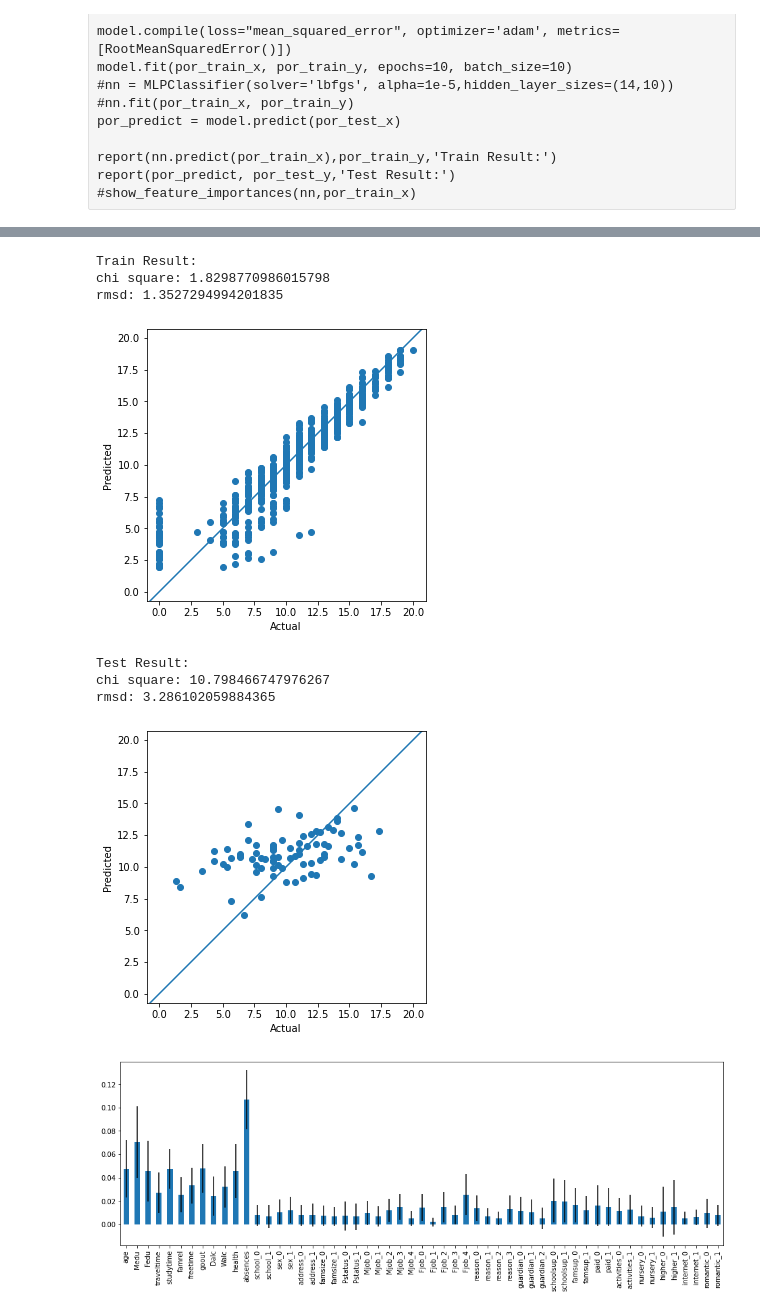
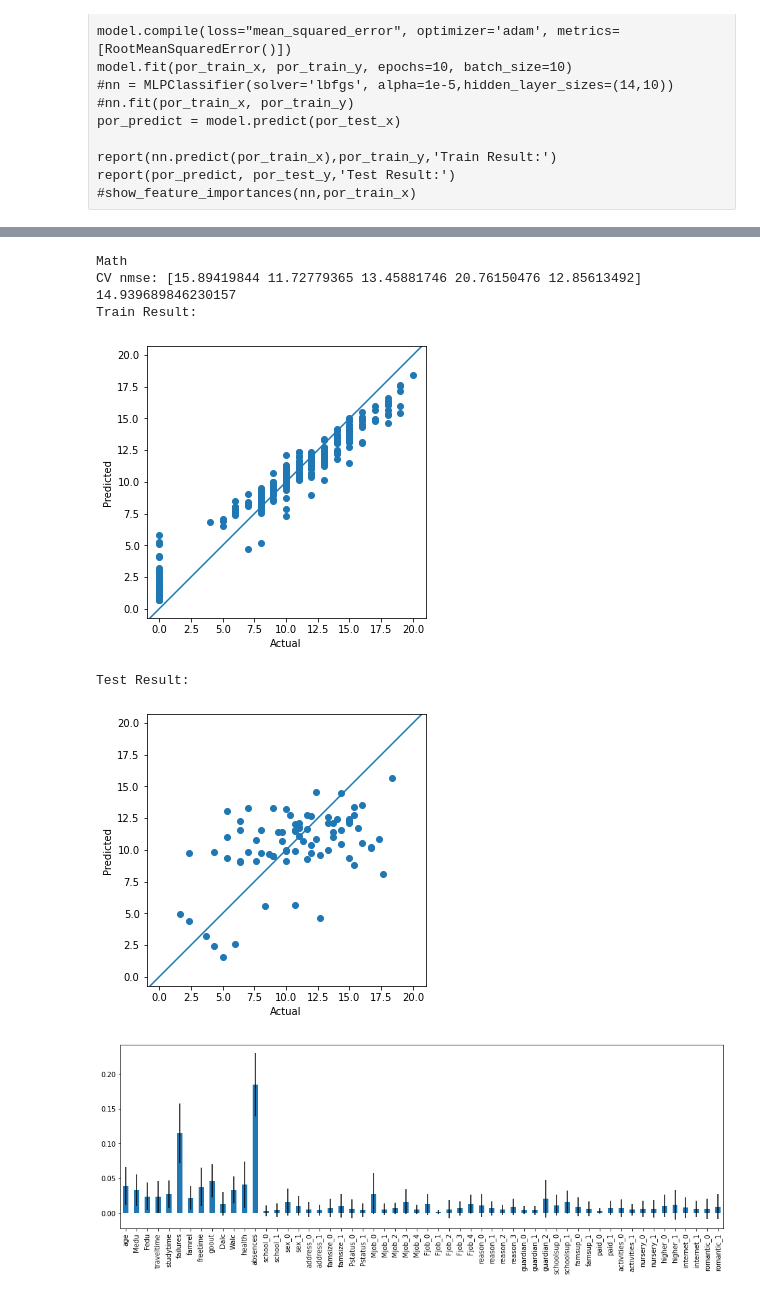
Before and after one commit to cheng1999/Student-Performance-Predict, a Jupyter notebook: cheng.ipynb, the cells around one changed output, grey strips where cells are left out. Drawn from its saved outputs; the diff is of its cells as text; code cells hidden in the pictures.

Commit message:
classification,regression,data analaysis

```diff
--- a/cheng.ipynb
+++ b/cheng.ipynb
@@ -51,6 +51,17 @@ mat_data = pd.read_csv('student-mat.csv',sep=';')
 por_data['Gmean'] = por_data[['G1','G2','G3']].mean(axis=1)
 mat_data['Gmean'] = mat_data[['G1','G2','G3']].mean(axis=1)
 
+def find_difference_btw_G(df):
+    difference = np.abs(df['G1']-df['G2'])
+    difference += np.abs(df['G1']-df['G3'])
+    difference += np.abs(df['G2']-df['G3'])
+    return difference/3
+por_data['Gdifference'] = find_difference_btw_G(por_data)
+mat_data['Gdifference'] = find_difference_btw_G(mat_data)
+
+por_data['Gzero'] = (por_data[['G1','G2','G3']]==0).astype(int).sum(axis=1)
+mat_data['Gzero'] = (mat_data[['G1','G2','G3']]==0).astype(int).sum(axis=1)
+
 #por_data['Gmean'] = por_data['G1']+por_data['G2']+por_data['G3']
 #mat_data['Gmean'] = mat_data['G1']+mat_data['G2']+mat_data['G3']
 
@@ -121,0 +277,5 @@ Math HeatMap
+# %%
+mean = 10.679325
+std = 3.6921037
+print(mean+1.7*std)
+print(len(por_data[por_data['Gmean']>mean+1.7*std]))
@@ -309,16 +553,18 @@ rmsd: 2.201771151262466
 # %%
 # concat to increase dataset number
 def concat_g123(df):
-    cut1 = df.drop(columns = ["G2","G3", "Gmean"])
-    cut2 = df.drop(columns = ["G1","G3", "Gmean"])
-    cut3 = df.drop(columns = ["G1","G2", "Gmean"])
-    #cut4 = df.drop(columns = ["G1","G2", "G3"])
+    cut1 = df.drop(columns = ["G2","G3","Gmean"])
+    cut2 = df.drop(columns = ["G1","G3","Gmean"])
+    cut3 = df.drop(columns = ["G1","G2","Gmean"])
+    cut4 = df.drop(columns = ["G1","G2", "G3"])
     cut1 = cut1.rename(columns={'G1':'G'})
     cut2 = cut2.rename(columns={'G2':'G'})
     cut3 = cut3.rename(columns={'G3':'G'})
-    #cut4 = cut4.rename(columns={'Gmean':'G'})
+    cut4 = cut4.rename(columns={'Gmean':'G'})
 
-    return pd.concat([cut1,cut2,cut3])
+    #return df.drop(columns=['G1','G2','G3'])#pd.concat([cut1,cut2,cut3])
+    #return pd.concat([cut1,cut2,cut3])
+    return cut3#pd.concat([cut1,cut2,cut3])
     #return pd.concat([cut1,cut2,cut3,cut4])
 # %% [markdown]
 # Predict without previous results
@@ -388,11 +617,11 @@ report(por_predict, por_test_y,'Test Result:')
 mat_train, mat_test = train_test_split(dum_mat_data, train_size = 0.8)#, random_state = 1039)
 
 mat_train  = concat_g123(mat_train)
-mat_train = mat_train.drop(columns=['failures'])
+mat_train = mat_train.drop(columns=['Gdifference','Gzero'])
 mat_train_x = mat_train.drop(columns=['G'])
 mat_train_y = mat_train['G']
 
 #mat_test = concat_g123(mat_test)
-mat_test = mat_test.drop(columns=['failures'])
-mat_test_x = mat_test.drop(columns=['G1','G2','G3','Gmean'])
+#mat_test = mat_test.drop(columns=['failures'])
+mat_test_x = mat_test.drop(columns=['G1','G2','G3','Gmean','Gdifference','Gzero'])
 mat_test_y = mat_test['Gmean']
@@ -399,18 +697,22 @@ mat_test_y = mat_test['Gmean']
 # %%
 rdg_mat = RandomForestRegressor()
 rdg_mat.fit(mat_train_x, mat_train_y)
 mat_predict = rdg_mat.predict(mat_test_x)
 
+print('Math')
+cv_results = cross_validate(rdg_mat, mat_train_x, mat_train_y, cv=5, scoring = 'neg_mean_squared_error')
+print('CV nmse:',-cv_results['test_score'])
+print(-np.mean(cv_results['test_score']))
+
 report(rdg_mat.predict(mat_train_x),mat_train_y,'Train Result:')
 report(mat_predict, mat_test_y,'Test Result:')
 show_feature_importances(rdg_mat,mat_train_x)
 # %% [output]
+Math
+CV nmse: [15.89419844 11.72779365 13.45881746 20.76150476 12.85613492]
+14.939689846230157
 Train Result:
-chi square: 1.8298770986015798
-rmsd: 1.3527294994201835
-[figure, old version]
+[figure, new version]
 Test Result:
-chi square: 10.798466747976267
-rmsd: 3.286102059884365
-[figure, old version]
+[figure, new version]
-[figure, old version]
+[figure, new version]
```
Also changed, not shown: parts of 55 cells of this notebook.
